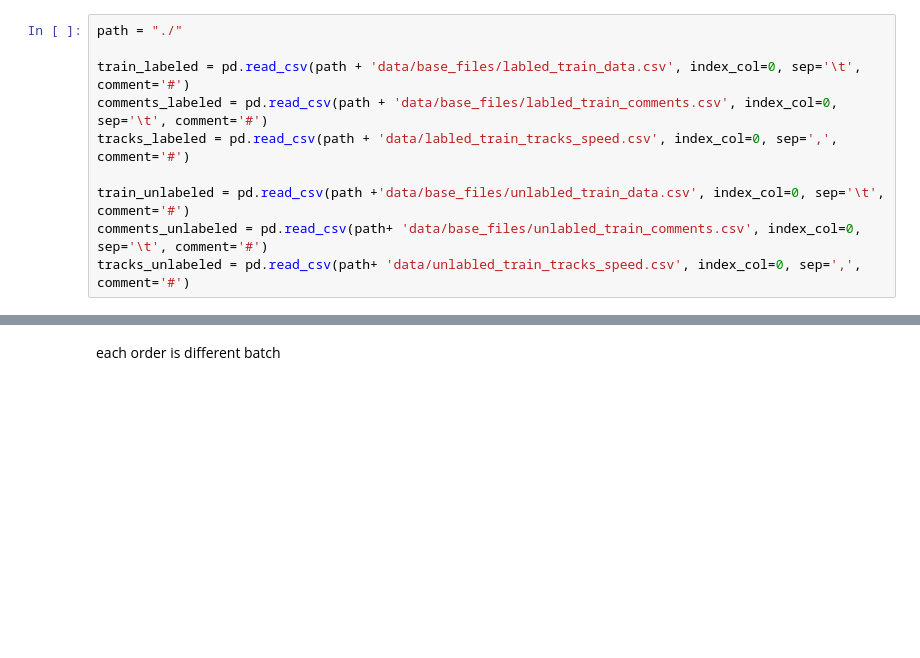
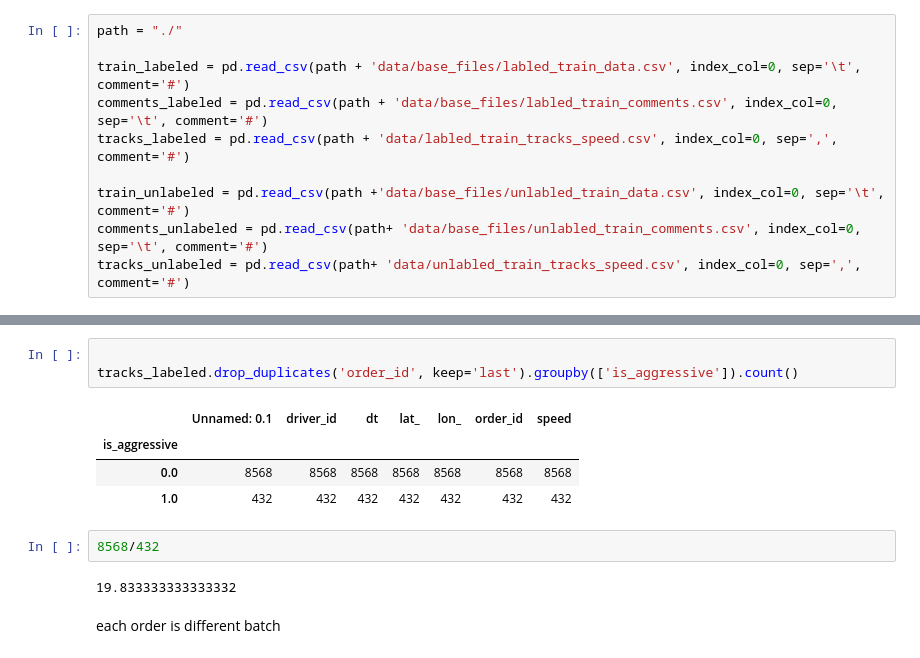
Before and after one commit to Egoluback/aiijc2021_transport, a Jupyter notebook: model4track.ipynb, the cells around one changed output, grey strips where cells are left out. Cells and saved outputs as stored; diff of their text form; blank space fills up the shorter version.

```diff
--- a/model4track.ipynb
+++ b/model4track.ipynb
@@ -47,3 +44,15 @@ tracks_unlabeled.head()
+# %%
+
+tracks_labeled.drop_duplicates('order_id', keep='last').groupby(['is_aggressive']).count()
+# %% [output]
+|  | Unnamed: 0.1 | driver_id | dt | lat_ | lon_ | order_id | speed |
+| is_aggressive |  |  |  |  |  |  |  |
+| 0.0 | 8568 | 8568 | 8568 | 8568 | 8568 | 8568 | 8568 |
+| 1.0 | 432 | 432 | 432 | 432 | 432 | 432 | 432 |
+# %%
+8568/432
+# %% [output]
+19.833333333333332
 # %% [markdown]
 each order is different batch
 # %%
```
Also changed, not shown: parts of 20 cells of this notebook.
